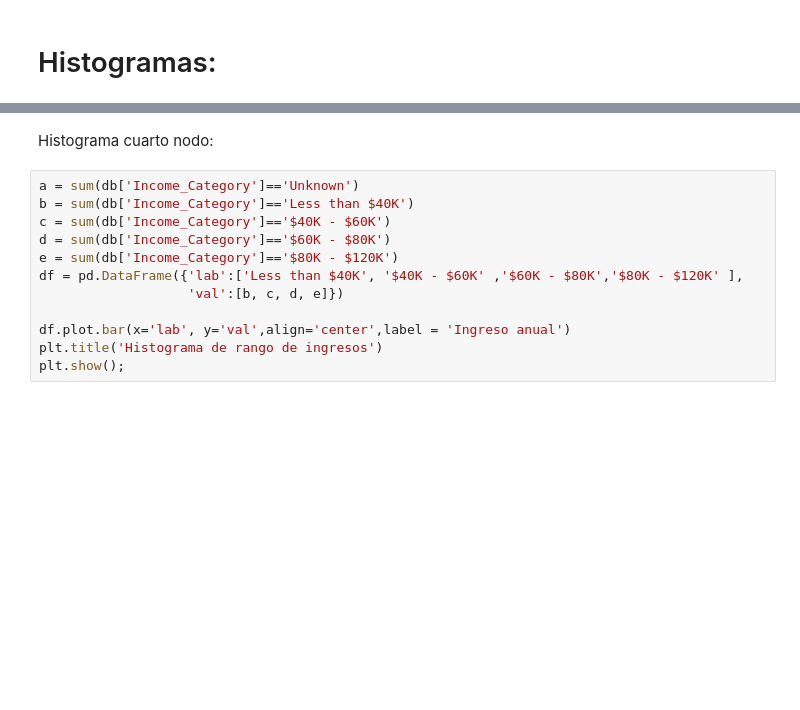
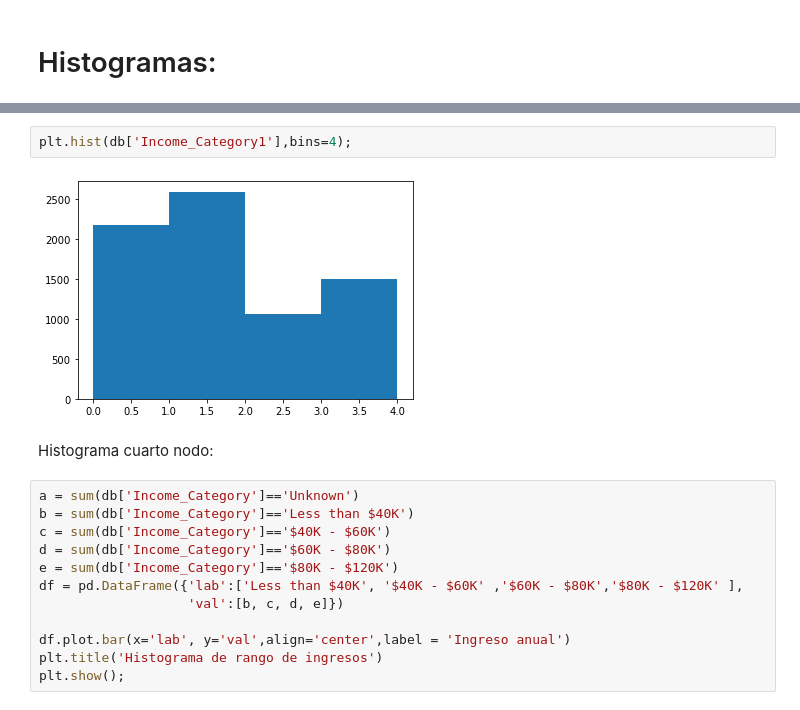
Before and after one commit to IvanArellanoRuelas/ProyectoModulo1_ArellanoI_LafargaI, a Jupyter notebook: ProyectoModulo2_Arellano_Lafarga.ipynb, the cells around one changed output, grey strips where cells are left out. Cells and saved outputs as stored; diff of their text form; blank space fills up the shorter version.

```diff
--- a/ProyectoModulo2_Arellano_Lafarga.ipynb
+++ b/ProyectoModulo2_Arellano_Lafarga.ipynb
@@ -210,6 +230,10 @@ for i in range(3):
 [figure]
 [figure]
 [figure]
+# %%
+plt.hist(db['Income_Category1'],bins=4);
+# %% [output]
+[figure, added]
 # %% [markdown]
 Histograma cuarto nodo:
 # %%
```
Also changed, not shown: parts of 36 cells of this notebook, 2 other files.
